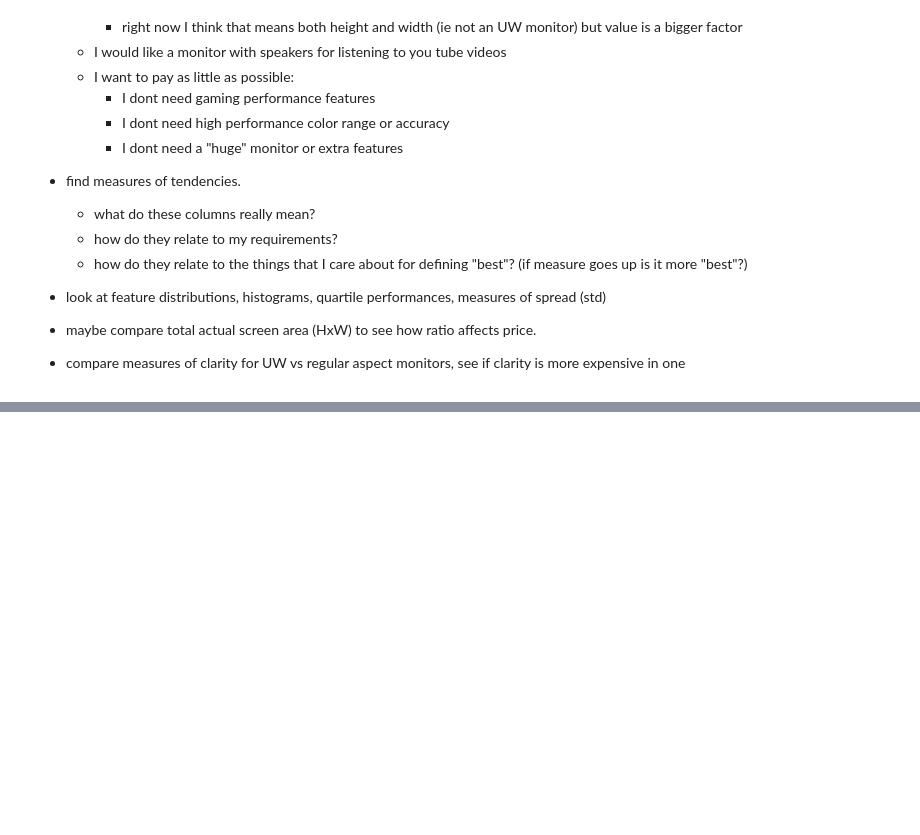
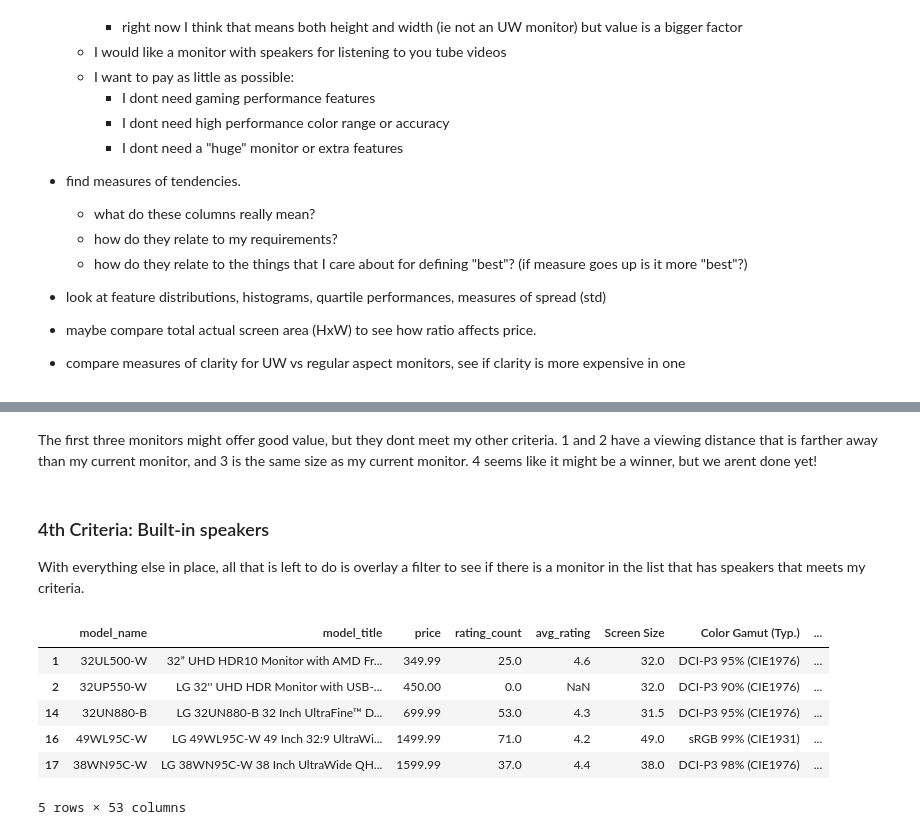
Before and after one commit to nathaniel-j/monitorization, a Jupyter notebook: monitor_analysis.ipynb, the cells around one changed output, grey strips where cells are left out. Cells and saved outputs as stored; diff of their text form; code cells hidden in the pictures; blank space fills up the shorter version.

```diff
--- a/monitor_analysis.ipynb
+++ b/monitor_analysis.ipynb
@@ -123,0 +310,5 @@ Next thoughts
+# %%
+# creating value index
+data['value_index'] = (data['screen_area'] / data['price']) + (data['ppi'] / data['price'])
+data[['model_name','price', 'Screen Size', 'ppi', 'value_index',
+      'viewing_distance_inches']].sort_values('value_index', ascending=False).head()
@@ -123,0 +322,16 @@ Next thoughts
+# %% [markdown]
+The first three monitors might offer good value, but they dont meet my other criteria. 1 and 2 have a viewing distance that is farther away than my current monitor, and 3 is the same size as my current monitor. 4 seems like it might be a winner, but we arent done yet!
+# %% [markdown]
+### 4th Criteria: Built-in speakers
+With everything else in place, all that is left to do is overlay a filter to see if there is a monitor in the list that has speakers that meets my criteria.
+# %%
+speaker_filter = data['Speaker']==1
+data[speaker_filter].sort_values('value_index', ascending=False)
+# %% [output]
+|  | model_name | model_title | price | rating_count | avg_rating | Screen Size | Color Gamut (Typ.) | ... |
+| 1 | 32UL500-W | 32” UHD HDR10 Monitor with AMD Fr... | 349.99 | 25.0 | 4.6 | 32.0 | DCI-P3 95% (CIE1976) | ... |
+| 2 | 32UP550-W | LG 32'' UHD HDR Monitor with USB-... | 450.00 | 0.0 | NaN | 32.0 | DCI-P3 90% (CIE1976) | ... |
+| 14 | 32UN880-B | LG 32UN880-B 32 Inch UltraFine™ D... | 699.99 | 53.0 | 4.3 | 31.5 | DCI-P3 95% (CIE1976) | ... |
+| 16 | 49WL95C-W | LG 49WL95C-W 49 Inch 32:9 UltraWi... | 1499.99 | 71.0 | 4.2 | 49.0 | sRGB 99% (CIE1931) | ... |
+| 17 | 38WN95C-W | LG 38WN95C-W 38 Inch UltraWide QH... | 1599.99 | 37.0 | 4.4 | 38.0 | DCI-P3 98% (CIE1976) | ... |
+5 rows × 53 columns
```
Also changed, not shown: parts of 19 cells of this notebook.
